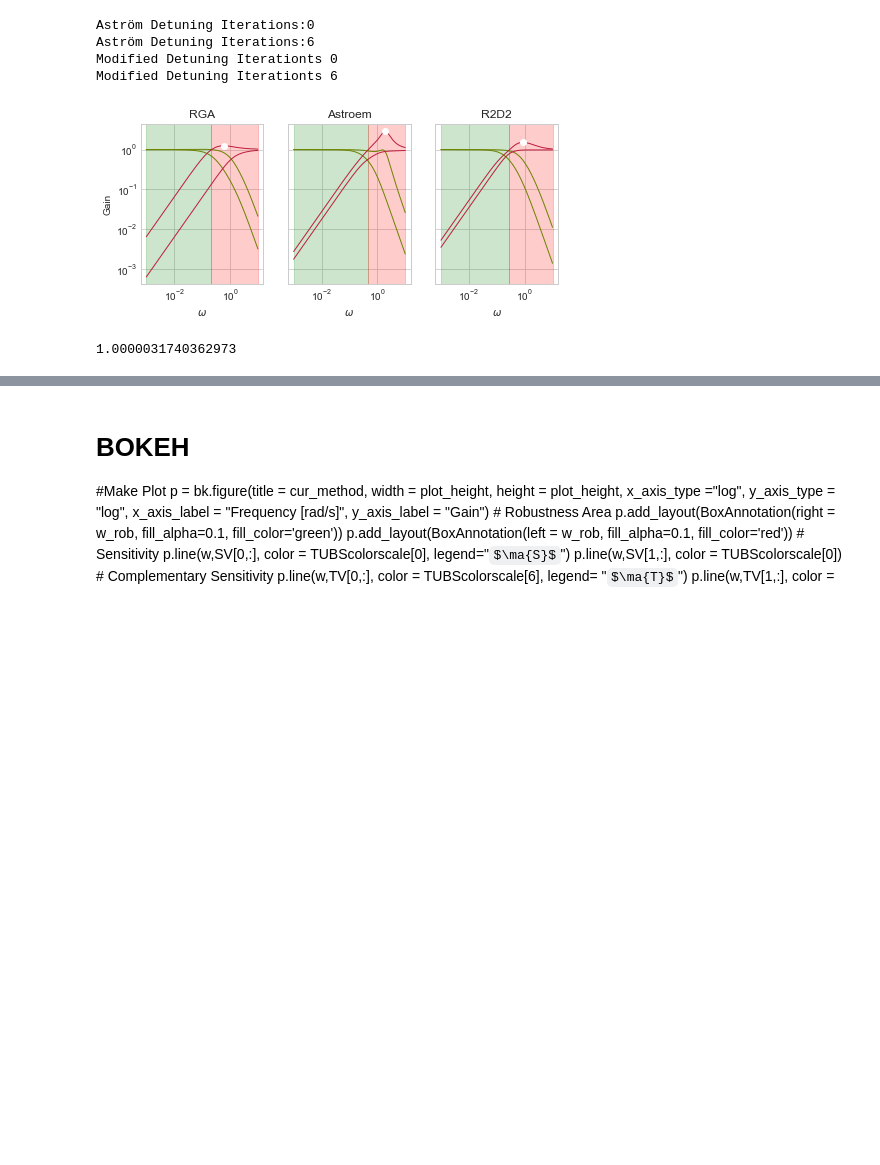
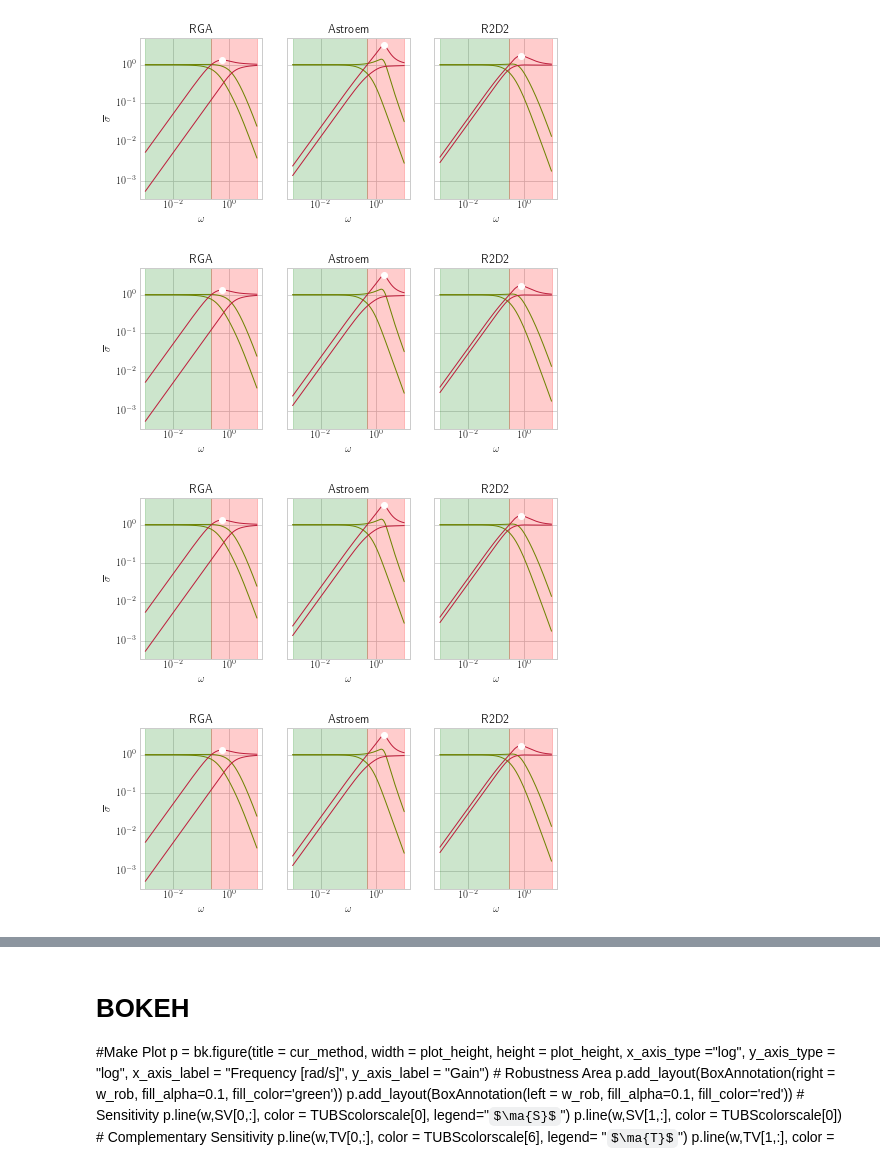
Before and after one commit to AlCap23/Thesis, a Jupyter notebook: Python/FMU - Rosenbrock.ipynb, the cells around one changed output, grey strips where cells are left out. Cells and saved outputs as stored; diff of their text form; code cells hidden in the pictures; some formulas as TeX source; blank space fills up the shorter version.

```diff
--- a/Python/FMU - Rosenbrock.ipynb
+++ b/Python/FMU - Rosenbrock.ipynb
@@ -20,8 +20,8 @@ import Algorithms as alg
 from Algorithms import TUBScolorscale
 from Algorithms import cm2in
 # Make the relevant Inputs
-export_folder = ""
-model_name = "Rosenbrock_Test"
+export_folder = "../Latex/Graphics"
+model_name = "Rosenbrock_Testing"
 
 # Plot width and heigth in cm
 plot_width = 19.
@@ -145,8 +140,6 @@ for methods in range(0,3):
     else:
         # Make a decoupled controller with modified Astrom
         KY,B,D = alg.Control_Decoupled(K,T,L,hmax*np.eye(2,2))
-        S = D-np.eye(2)
-        D = np.linalg.inv(np.eye(2)-S)
         print("R2D2")
         print(KY,B,D)
 
@@ -296,5 +289,7 @@ plt.show()
 # %%
+# -*- coding: utf-8 -*-
 plt.style.use('seaborn-whitegrid')
+plt.rc('text',usetex=True)
 # Define Functions
 S = lambda omega : alg.compute_sensitivity(ss,KY,B,D,omega)
 CS = lambda omega : alg.compute_complementarysensitivity(ss,KY,B,D,omega)
@@ -308,7 +303,7 @@ for methods in range(0,3):
         cur_method = "RGA"
         # Make a decentralized controller
         KY,B,D = alg.Control_Decentral(K,T,L)
-        ax[methods].set_ylabel('Gain')
+        ax[methods].set_ylabel('$\overline{\sigma}$')
     elif methods == 1:
         cur_method = "Astroem"
         # Make a decoupled controller with Astrom
@@ -331,39 +326,41 @@ for methods in range(0,3):
         SV[:,i] = sv(S(freq))
         TV[:,i] = sv(CS(freq))
     # Find the maximum Singular Value
     max_sv = np.argmax(SV[0,:])
     w_max = w[max_sv]
     max_sv = SV[0,max_sv]
 
     # Find Robustness Area, Last Element less than one
     rob_sv = np.argmax(SV[0,:]>.99)
     w_rob = w[rob_sv]
     rob_sv= SV[0,rob_sv]
 
     # Make a Plot
     ax[methods].set_title(cur_method)
     ax[methods].axvspan(np.min(w),w_rob, color ='green', alpha =0.2)
     ax[methods].axvspan(w_rob,np.max(w), color ='red', alpha =0.2)
 
     ax[methods].loglog(w,TV[0,:], color=TUBScolorscale[6], label="$\ma{T}$", linewidth=1)
     ax[methods].loglog(w,TV[1,:], color=TUBScolorscale[6], linewidth=1)
 
     ax[methods].loglog(w,SV[0,:], color=TUBScolorscale[1], label="$\ma{S}$", linewidth=1)
     ax[methods].loglog(w,SV[1,:], color=TUBScolorscale[1], linewidth=1)
 
 
-    ax[methods].loglog(w_max, max_sv,marker="o", color='w', label="$\overline{\sigma}$ "+ "(%.2f, %.2f)" %(w_max ,max_sv))
+    ax[methods].loglog(w_max, max_sv,marker="o", color='w', label="$\overline{\sigma}$"+ "(%.2f, %.2f)" %(w_max ,max_sv))
     ax[methods].set_xlabel('$\omega$')
     ax[methods].grid(True)
+    # Set the xticks and labels
+    #ax[methods].set_xticks([1e-2,1e0])
+    #ax[methods].set_xticklabels([r'$10^{-2}$', r'$10^0$'])
 
 plt.savefig(export_folder+model_name+"_SV.svg")
 plt.show()
 # %% [output]
-Aström Detuning Iterations:0
-Aström Detuning Iterations:6
-Modified Detuning Iterationts 0
-Modified Detuning Iterationts 6
-[figure, old version]
+[figure, new version]
+[figure, added]
+[figure, added]
+[figure, added]
 # %%
 # Get the step_info and the Disturbance Info
 # Define Method Name
@@ -398,7 +395,3 @@ for methods in range(0,3):
             File.write('\\multirow{-2}{*}{'+cur_methods[methods]+'} & '+cur_ouput[outputs]+'& %.2f & %.2f & %.2f & %.2f& %.2f& %.2f\\\ \\hline \\hline\n'%(tr,mp,ts, trd, mpd, tsd))
 File.write('\\end{tabular}')
 File.close()
-# %%
-y1[-1]
-# %% [output]
-1.0000031740362973
```
Also changed, not shown: parts of 4 cells of this notebook, 37 other files.
